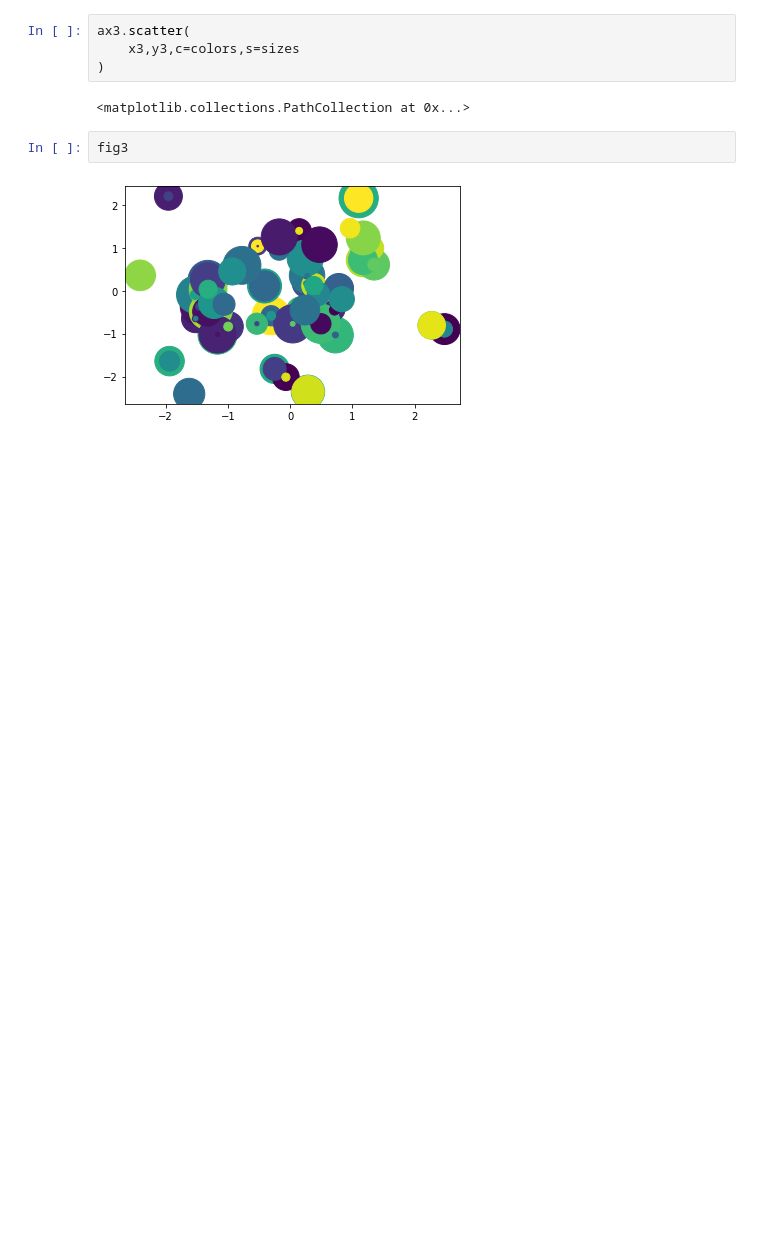
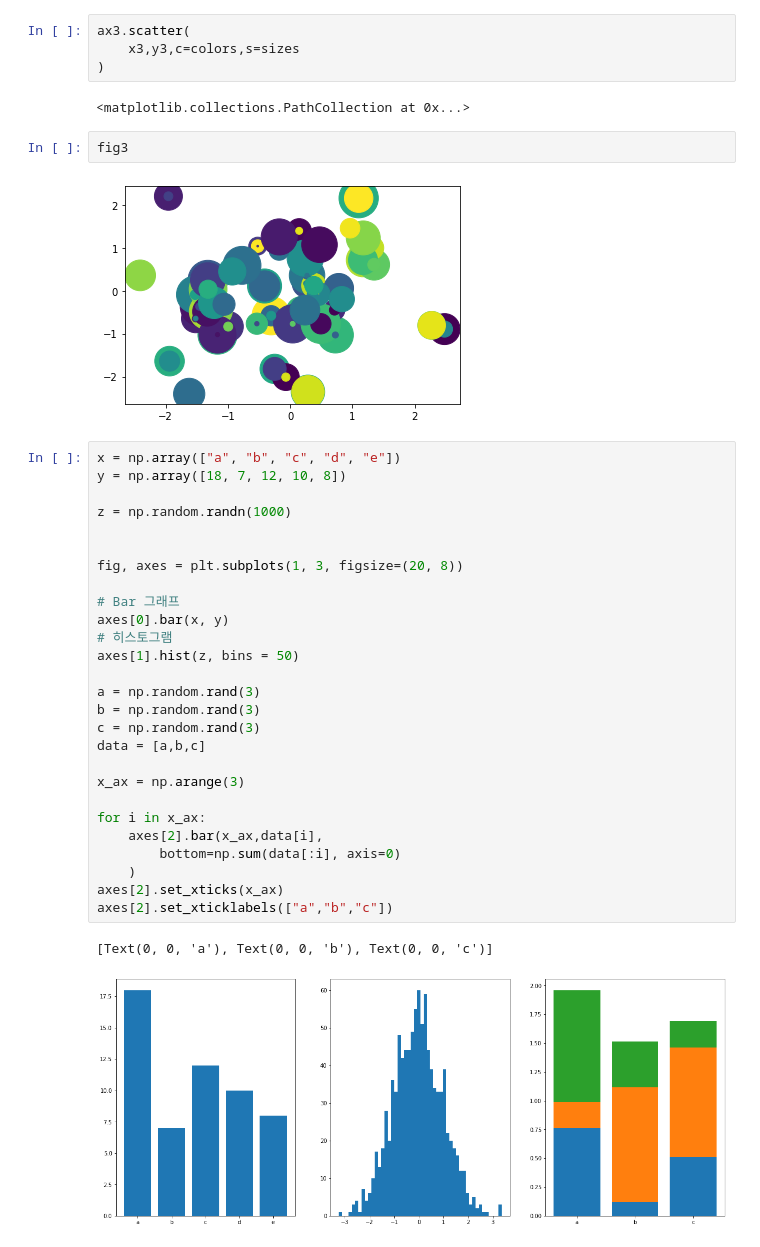
Before and after one commit to bwowby/DS, a Jupyter notebook: matplot_practice.ipynb, the cells around one changed output. Drawn from its saved outputs; the diff is of its cells as text; blank space fills up the shorter version.

Commit message:
bar&histogram

```diff
--- a/matplot_practice.ipynb
+++ b/matplot_practice.ipynb
@@ -90,3 +90,33 @@ ax3.scatter(
 fig3
 # %% [output]
 [figure]
+# %%
+x = np.array(["a", "b", "c", "d", "e"])
+y = np.array([18, 7, 12, 10, 8])
+
+z = np.random.randn(1000)
+
+
+fig, axes = plt.subplots(1, 3, figsize=(20, 8))
+
+# Bar 그래프
+axes[0].bar(x, y)
+# 히스토그램
+axes[1].hist(z, bins = 50)
+
+a = np.random.rand(3)
+b = np.random.rand(3)
+c = np.random.rand(3)
+data = [a,b,c]
+
+x_ax = np.arange(3)
+
+for i in x_ax:
+    axes[2].bar(x_ax,data[i],
+        bottom=np.sum(data[:i], axis=0)
+    )
+axes[2].set_xticks(x_ax)
+axes[2].set_xticklabels(["a","b","c"])
+# %% [output]
+[Text(0, 0, 'a'), Text(0, 0, 'b'), Text(0, 0, 'c')]
+[figure, added]
```
